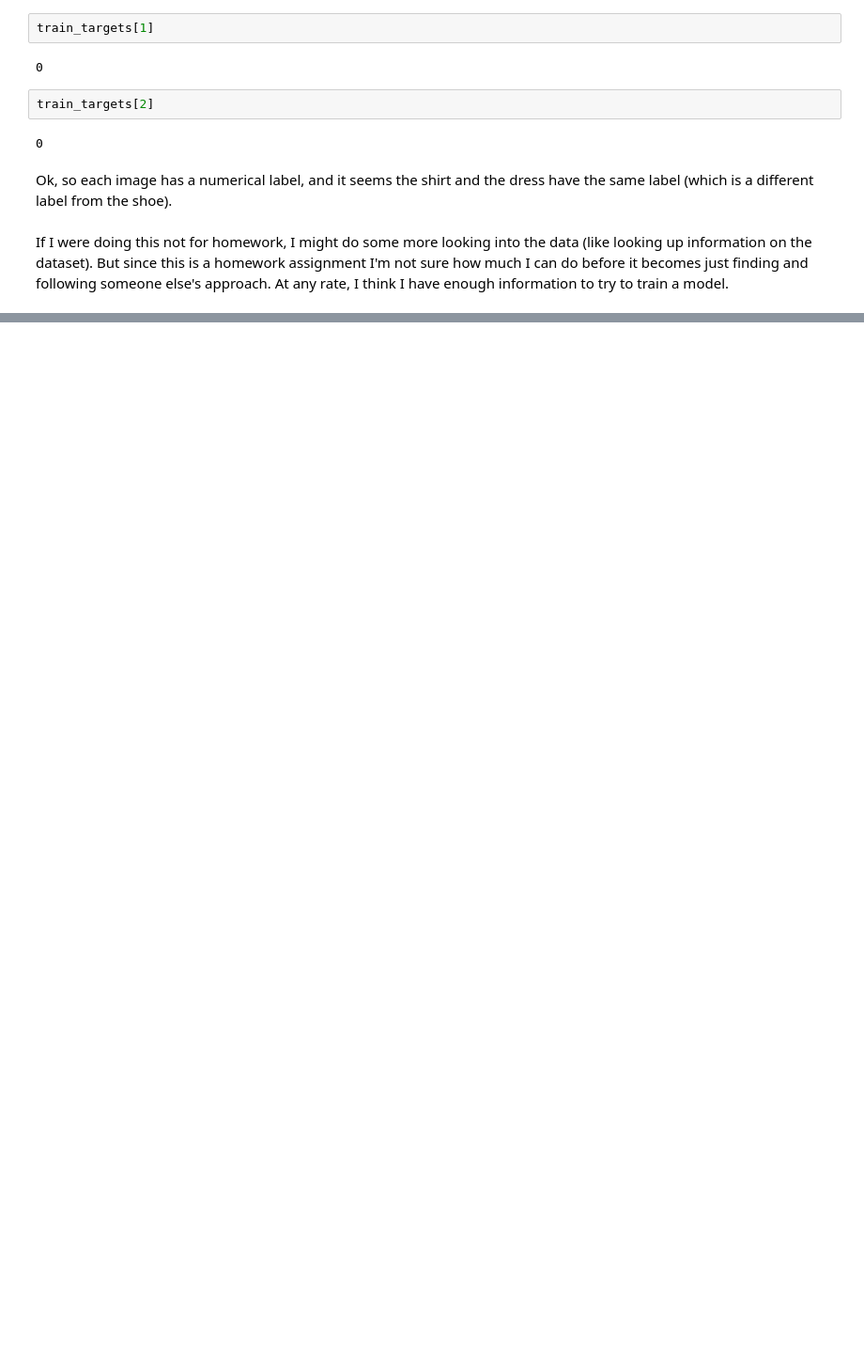
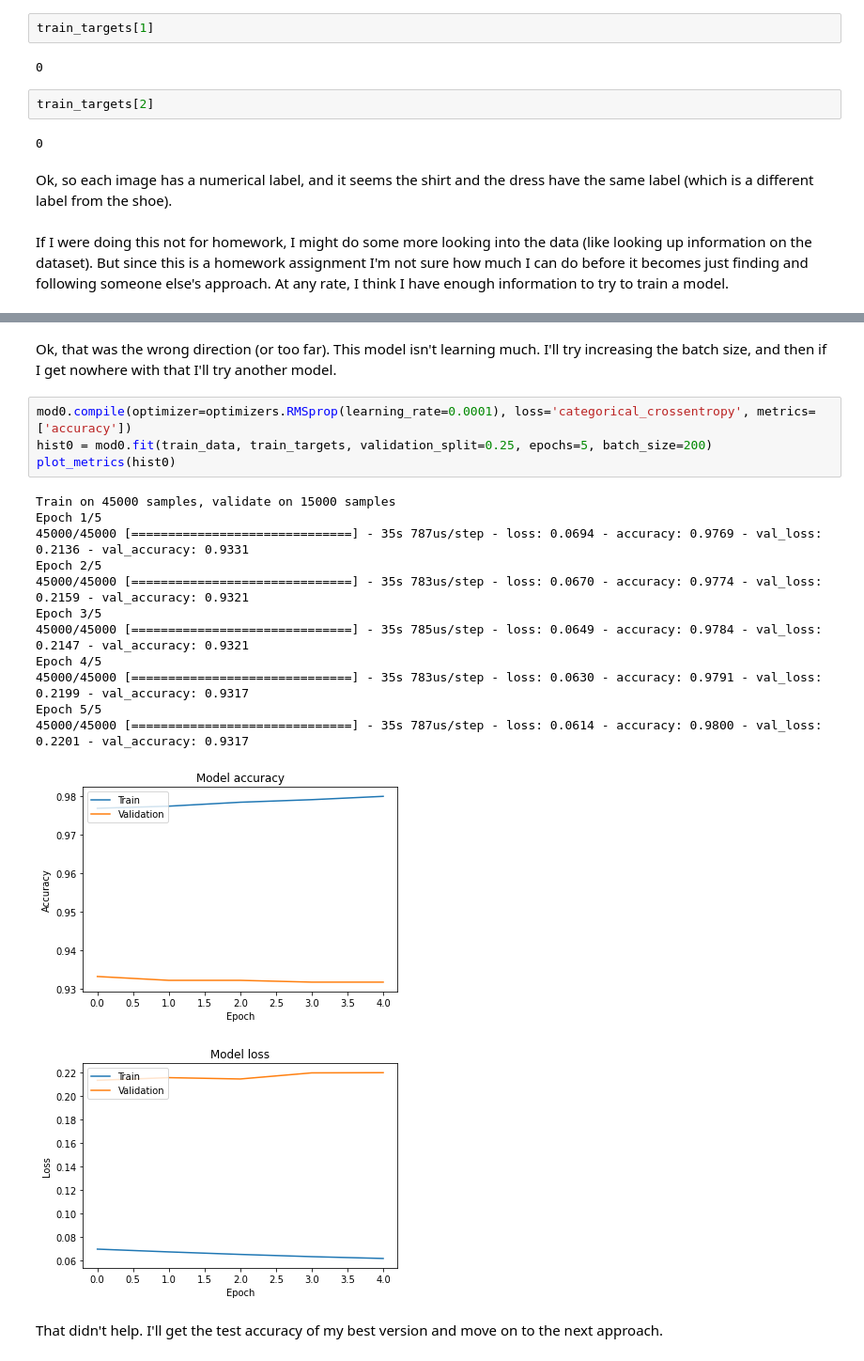
Before and after one commit to cmd16/cs344-artificial-intelligence, a Jupyter notebook: hw04/hw_04.ipynb, the cells around one changed output, grey strips where cells are left out. Shown at 94% size. Drawn from its saved outputs; the diff is of its cells as text; blank space fills up the shorter version.

```diff
--- a/hw04/hw_04.ipynb
+++ b/hw04/hw_04.ipynb
@@ -101,0 +229,22 @@ In our example of mnist in class, we did a reshape step. But as far as I can tel
+# %% [markdown]
+Ok, that was the wrong direction (or too far). This model isn't learning much. I'll try increasing the batch size, and then if I get nowhere with that I'll try another model.
+# %%
+mod0.compile(optimizer=optimizers.RMSprop(learning_rate=0.0001), loss='categorical_crossentropy', metrics=['accuracy'])
+hist0 = mod0.fit(train_data, train_targets, validation_split=0.25, epochs=5, batch_size=200)
+plot_metrics(hist0)
+# %% [output]
+Train on 45000 samples, validate on 15000 samples
+Epoch 1/5
+45000/45000 [==============================] - 35s 787us/step - loss: 0.0694 - accuracy: 0.9769 - val_loss: 0.2136 - val_accuracy: 0.9331
+Epoch 2/5
+45000/45000 [==============================] - 35s 783us/step - loss: 0.0670 - accuracy: 0.9774 - val_loss: 0.2159 - val_accuracy: 0.9321
+Epoch 3/5
+45000/45000 [==============================] - 35s 785us/step - loss: 0.0649 - accuracy: 0.9784 - val_loss: 0.2147 - val_accuracy: 0.9321
+Epoch 4/5
+45000/45000 [==============================] - 35s 783us/step - loss: 0.0630 - accuracy: 0.9791 - val_loss: 0.2199 - val_accuracy: 0.9317
+Epoch 5/5
+45000/45000 [==============================] - 35s 787us/step - loss: 0.0614 - accuracy: 0.9800 - val_loss: 0.2201 - val_accuracy: 0.9317
+[figure, added]
+[figure, added]
+# %% [markdown]
+That didn't help. I'll get the test accuracy of my best version and move on to the next approach.
```
Also changed, not shown: parts of 31 cells of this notebook.
